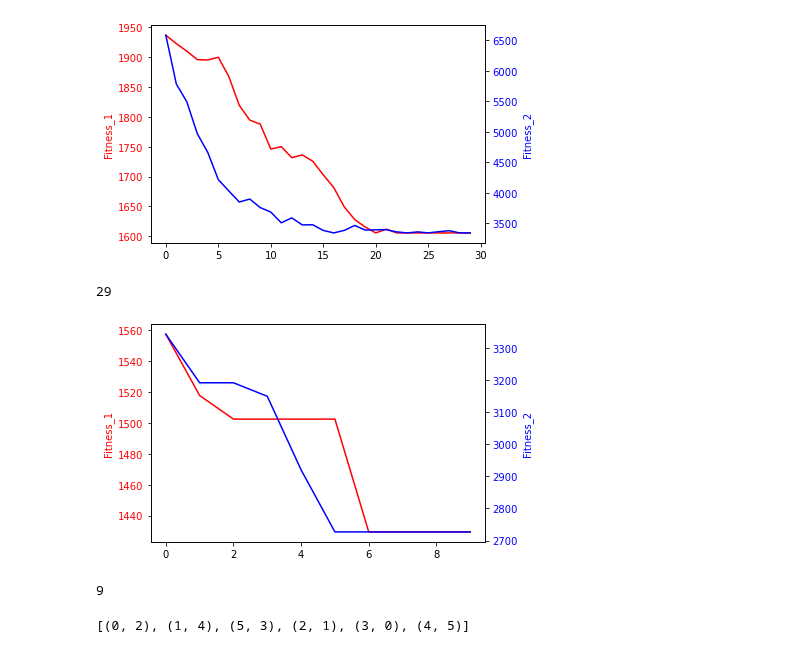
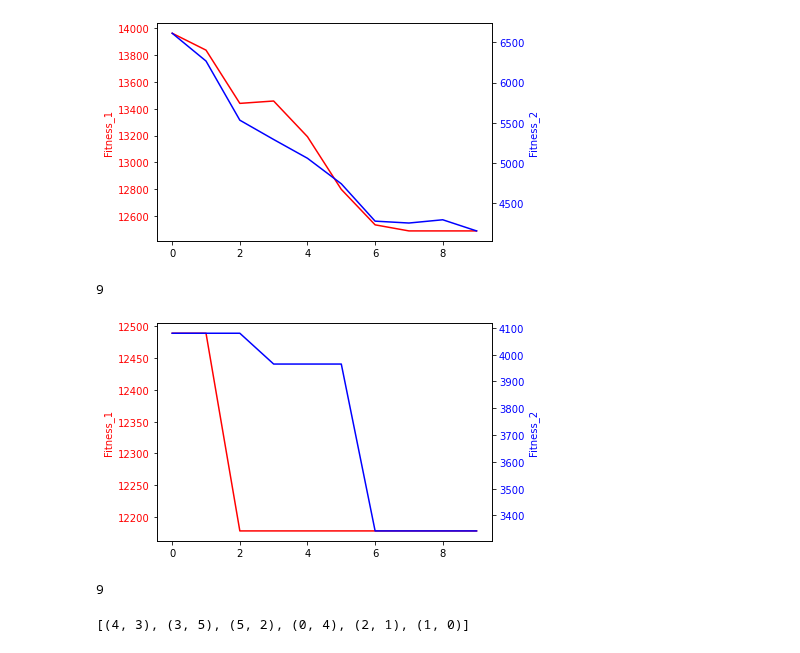
Before and after one commit to selfDiscipline/3L-SDVR, a Jupyter notebook: 3L-SDVR.ipynb, the cells around one changed output. Cells and saved outputs as stored; diff of their text form; code cells hidden in the pictures.

```diff
--- a/3L-SDVR.ipynb
+++ b/3L-SDVR.ipynb
@@ -2,6 +2,7 @@
 # 3L_SDVRP
 # %%
 import numpy as np
+import pandas as pd
 import matplotlib.pyplot as plt
 from scipy.stats import multinomial
 from scipy.stats import dirichlet
@@ -11,6 +12,7 @@ import random
 %matplotlib inline
 import pylab as pl
 from IPython import display
+import neshan
 
 # "rnd" is an object that generate random numbers
 rnd = np.random
@@ -36,16 +38,23 @@ IT_num = [(i,j) for i in N for j in range(1, Cat + 1)]
 nv = 3
 # Max volume and Max weight that each vehicle can carry
 Container_vehicle = [('vehicle_%d'%kk, rnd.randint(30, 50), rnd.randint(30, 50), rnd.randint(30, 50), rnd.randint(100, 500)) for kk in range(0,nv) ]
-# Generating random numbers between (0 and 15) * 200.
-xc = rnd.rand(n_customer+1)*200
-# Generating random numbers between (0 and 15) * 100.
-yc = rnd.rand(n_customer+1)*100
+
+# Defining coordinates of collection points
+Locations = pd.DataFrame()
+xc = [35.730250, 35.716169, 35.716749, 35.736719, 35.766557, 35.767301]
+yc = [51.334336, 51.366407, 51.407847, 51.416115, 51.375811, 51.428972]
+Locations['Latitude'] = xc
+Locations['Longitude'] = yc
+locationtuples = [tuple(x) for x in Locations.to_numpy()]
 # The number of Routing plans
 RP = 10
 # Intializing the set of arcs A.
 A = [(i,j) for i in V for j in V if i!=j]
 # Calculating the distance between each node as non-negative cost of each arc
-dist= {(i, j): np.hypot(xc[i]-xc[j], yc[i]-yc[j]) for i, j in A}
+# using neshan api (Iranian map services provider) for calculating distances between each pair of points
+nmaps = neshan.Client(key='service.PNVDAoZ5IqhevfM0KSCfVlwyXTbjXrbNf7rQvqVe')
+distance_matrix_result = nmaps.distance_matrix(locationtuples,locationtuples)
+dist= {(i, j): distance_matrix_result["rows"][i]["elements"][j]["duration"]["value"] for i, j in A}
 # Generating historical data wich show how many times each route has been chosen
 historical_routes = [rnd.randint(1, 100)/100 for i in range(0, len(A))]
 # %%
@@ -654,12 +663,12 @@ def NSGA_II_main(pop, max_gen):
 # %%
 # Running the DTSA Module for producing routing and splitting plans
 
-initpop = InitializePopulation(20, 30)
+initpop = InitializePopulation(20, 10)
 
 # Plot of the Objective function Values
 # %% [output]
-[figure, old version]
+[figure, new version]
-29
+9
 # %%
 # Running The NSGA_II for finding the optimum solutions for SD-VRP problem
 
@@ -667,10 +676,10 @@ final_pop = NSGA_II_main(initpop, 10)
 
 # Plot of the Objective function Values
 # %% [output]
-[figure, old version]
+[figure, new version]
 9
 # %%
 # Sample Route plan
 final_pop[0]['route'][0]
 # %% [output]
-[(0, 2), (1, 4), (5, 3), (2, 1), (3, 0), (4, 5)]
+[(4, 3), (3, 5), (5, 2), (0, 4), (2, 1), (1, 0)]
```
Also changed, not shown: parts of 6 cells of this notebook.
